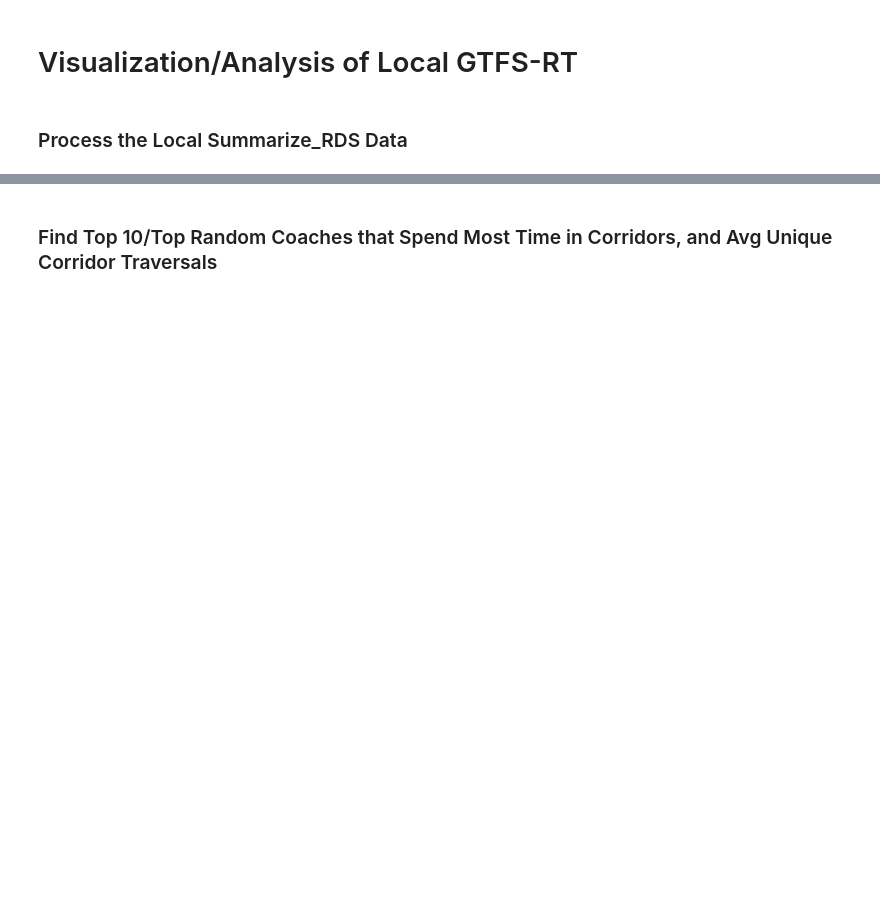
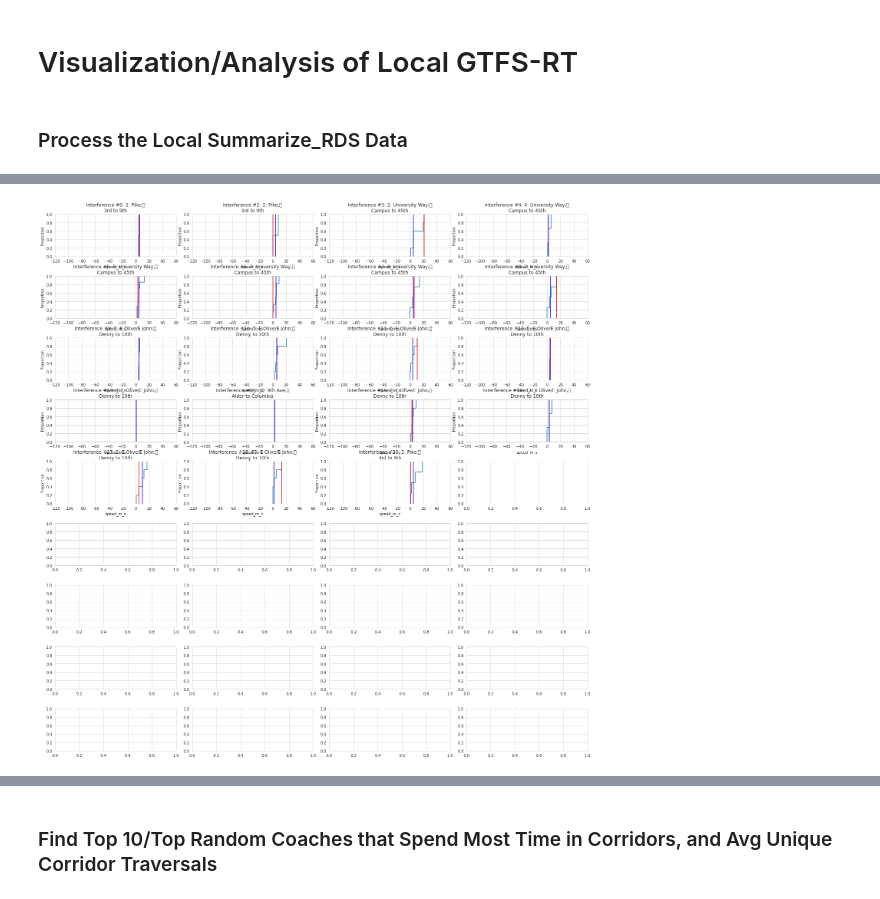
Before and after one commit to zackAemmer/transit_vis, a Jupyter notebook: local_corridor_analysis.ipynb, the cells around one changed output, grey strips where cells are left out. Drawn from its saved outputs; the diff is of its cells as text; code cells hidden in the pictures; blank space fills up the shorter version.

```diff
--- a/local_corridor_analysis.ipynb
+++ b/local_corridor_analysis.ipynb
@@ -114,0 +217,12 @@ sns.set_style('whitegrid')
+# %%
+fig, axes = plt.subplots(9,4,figsize=(20,20))
+fig.tight_layout(h_pad=3)
+
+for i, idx in enumerate(idx_interference):
+    sns.ecdfplot(data=data_interference[i], x='speed_m_s', ax=axes.flat[i]).set(xlim=(-120,60), title=f"Interference #{idx}: {interference_data['difference'][idx]}: {interference_data['corridor_name'][idx]}")
+    axes.flat[i].axvline(data_interference[i]['speed_m_s'].iloc[datarow_interference[i]], color='red')
+    axes.flat[i].axvline(np.median(data_interference[i]['speed_m_s']), color='blue')
+
+fig.savefig(fname="interference_speeds")
+# %% [output]
+[figure, added]
```
Also changed, not shown: parts of 13 cells of this notebook, 4 other files.
